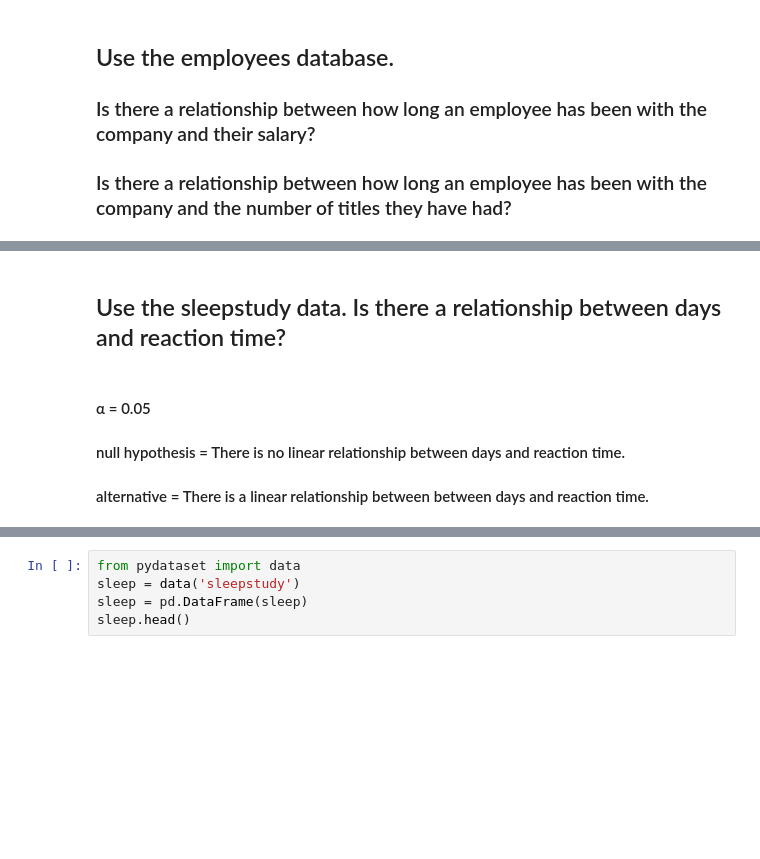
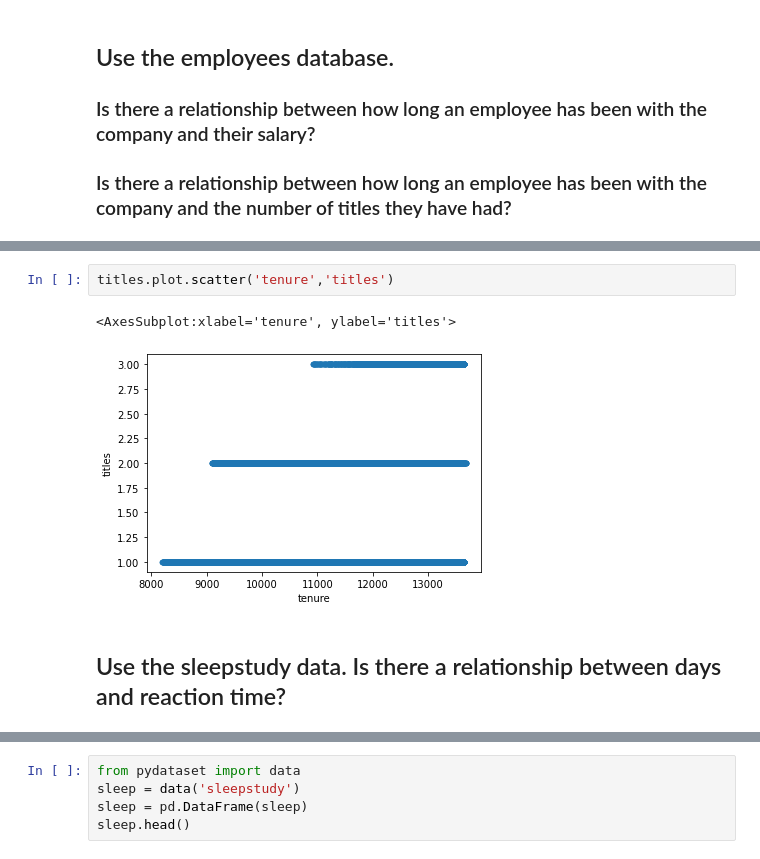
Before and after one commit to Saroj6632/statistics-exercises, a Jupyter notebook: hypothesis_testing.ipynb, the cells around one changed output, grey strips where cells are left out. Cells and saved outputs as stored; diff of their text form; blank space fills up the shorter version.

```diff
--- a/hypothesis_testing.ipynb
+++ b/hypothesis_testing.ipynb
@@ -319,6 +334,7 @@ There is a correlation between tenure and number of titles
+# %%
+titles.plot.scatter('tenure','titles')
+# %% [output]
+<AxesSubplot:xlabel='tenure', ylabel='titles'>
+[figure, added]
 # %% [markdown]
 ## Use the sleepstudy data. Is there a relationship between days and reaction time?
-# %% [markdown]
-#### α = 0.05
-#### null hypothesis = There is no linear relationship between days and reaction time.
-#### alternative = There is a linear relationship between between days and reaction time.
```
Also changed, not shown: parts of 32 cells of this notebook.
